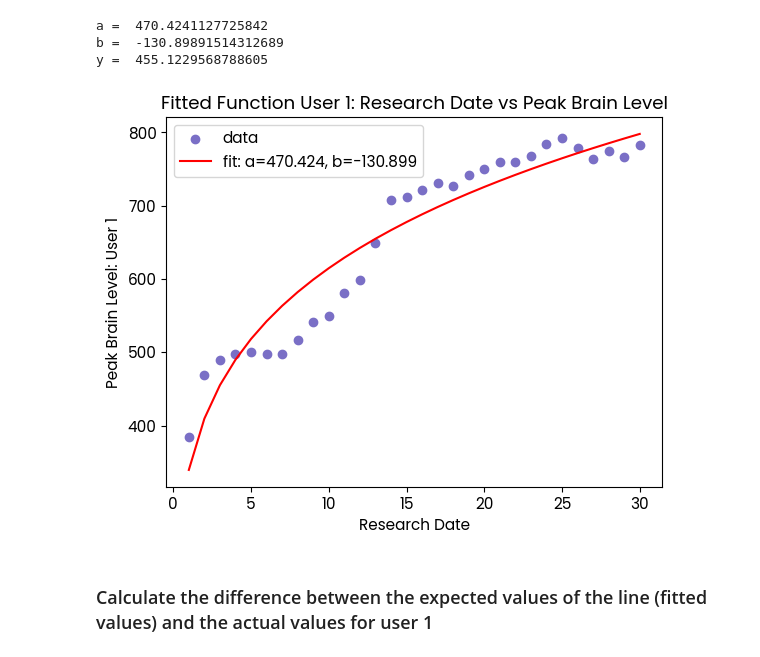
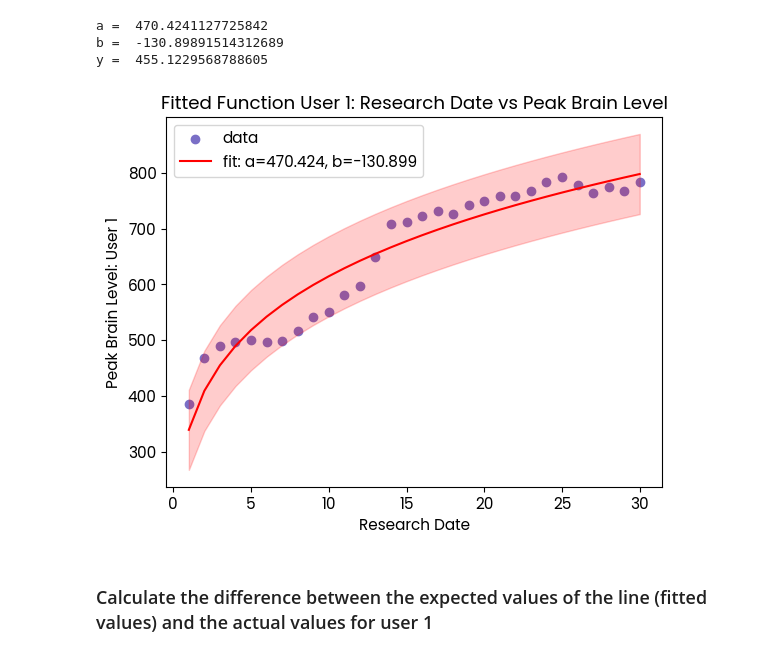
Before and after one commit to WGaitanidis/Grp5_Data_Analysis_Visualisation, a Jupyter notebook: Grp5_Data_Analysis_Sleep_Cognitive_Abilities.ipynb, the cells around one changed output. Saved outputs shown, nothing was run; the diff lists cells and outputs as text; code cells hidden in the pictures.

```diff
--- a/Grp5_Data_Analysis_Sleep_Cognitive_Abilities.ipynb
+++ b/Grp5_Data_Analysis_Sleep_Cognitive_Abilities.ipynb
@@ -1208,40 +1395,50 @@ a =  470.4241127725842
 b =  -130.89891514312689
 y =  455.1229568788605
 # %%
-# Generating a range of x values to plot the fitted function
-x_fit = np.linspace(min(x_data), max(x_data), 30)
+# Calculate the residuals
+residuals = y_data - func(x_data, *popt)
 
-# Calculating the corresponding y values for the generated x values
-y_fit = func(x_fit, *popt)
+# Estimate the standard deviation of the y-values
+y_std_dev = np.sqrt(np.sum(residuals**2) / len(x_data))
 
-# Creating a new figure and a set of subplots (in this case, just one subplot).
+# Calculate the confidence intervals (here, a 95% confidence interval)
+ci = y_std_dev * 1.96
+
+# Add/subtract the confidence interval from the fitted y-values
+y_fit_upper = y_fit + ci
+y_fit_lower = y_fit - ci
+
+# Create a new figure and a set of subplots
 fig, ax = plt.subplots()
 
 # Plot the original data as a scatter plot
 ax.scatter(x_data, y_data, label='data')
 
 # Plot the fitted function
 ax.plot(x_fit, y_fit, 'r', label='fit: a=%5.3f, b=%5.3f' % tuple(popt))
+
+# Plot the confidence intervals
+ax.fill_between(x_fit, y_fit_lower, y_fit_upper, color='r', alpha=0.2)
 
 # Label the x-axis
 plt.xlabel('Research Date')
 
 # Label the y-axis
 plt.ylabel('Peak Brain Level: User 1')
 
 # Add a legend
 ax.legend()
 
 # Add a title
 plt.title('Fitted Function User 1: Research Date vs Peak Brain Level')
 
 # Save the plot as a .png file with a transparent background
 plt.savefig('/content/gdrive/My Drive/Grp5_Data_Analysis_Project/Grp5_Visualisation/plot_regression_fitted_U1_research_date_peak_brain_level.png', format='png', dpi=300, transparent=True)
 
 # Show the plot
 plt.show()
 # %% [output]
-[figure, old version]
+[figure, new version]
 # %% [markdown]
 ### Calculate the difference between the expected values of the line (fitted values) and the actual values for user 1
 # %%
```
Also changed, not shown: parts of 64 cells of this notebook.
